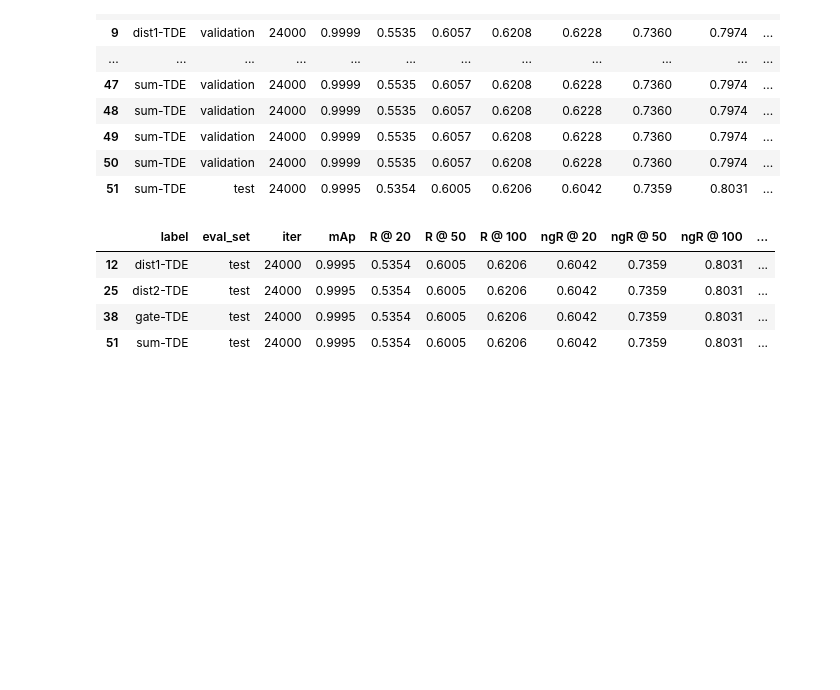
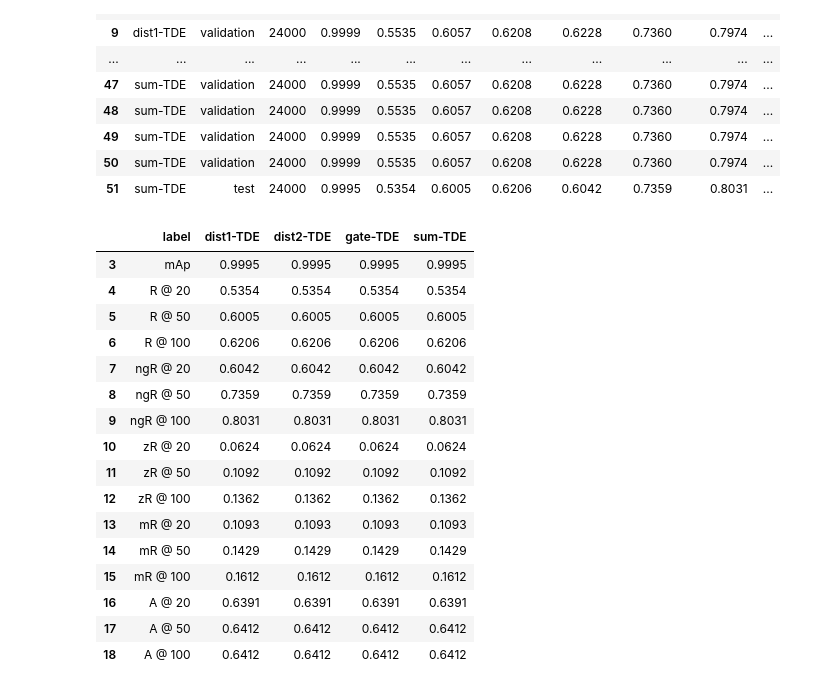
Before and after one commit to Karim-53/SGG, a Jupyter notebook: score Viz.ipynb, the cells around one changed output. Drawn from its saved outputs; the diff is of its cells as text; code cells hidden in the pictures; blank space fills up the shorter version.

```diff
--- a/score Viz.ipynb
+++ b/score Viz.ipynb
@@ -25,11 +25,11 @@ patern_str_test =   'iteration (\d+)(?:(?!iter).)*'+patern_str_measure
 import os
 import os.path
 
-log_files = []
+log_files = {}
 for dirpath, dirnames, filenames in os.walk("./checkpoint/"):
     for filename in [f for f in filenames if f=="log.txt"]:
         #print(os.path.join(dirpath, filename))
         #print(dirpath, filename)
-        log_files.append( (dirpath[51:], dirpath+'/'+filename)  )
+        log_files[dirpath[51:]] =  dirpath+'/'+filename
 log_files
 # %% [output]
@@ -62,7 +58,7 @@ def log_to_array(Tx: str, label=None):
     return arr + arr2
 # %%
 arr = []
-for label,log_files in log_files:
+for label,log_file in log_files.items():
     #log_files = r'C:\Inn\Github\SGG\checkpoint\precls-CausalAnalysisPredictor-motifs-dist2-TDE\log.txt'
     f = open(logfile,mode='r')
     Tx = f.read()
@@ -93,14 +89,29 @@ df
 # %%
 _df = df[ df['eval_set'] == "test" ]
 #_df= _df.set_index('label')
-#_df=_df.T
+_df=_df.T.reset_index()
+_df.columns = _df.iloc[0]
+_df = _df.drop([0,1,2])
 _df
+#list(_df.iloc[0])
 # %% [output]
-|  | label | eval_set | iter | mAp | R @ 20 | R @ 50 | R @ 100 | ngR @ 20 | ngR @ 50 | ngR @ 100 | ... |
-| 12 | dist1-TDE | test | 24000 | 0.9995 | 0.5354 | 0.6005 | 0.6206 | 0.6042 | 0.7359 | 0.8031 | ... |
-| 25 | dist2-TDE | test | 24000 | 0.9995 | 0.5354 | 0.6005 | 0.6206 | 0.6042 | 0.7359 | 0.8031 | ... |
-| 38 | gate-TDE | test | 24000 | 0.9995 | 0.5354 | 0.6005 | 0.6206 | 0.6042 | 0.7359 | 0.8031 | ... |
-| 51 | sum-TDE | test | 24000 | 0.9995 | 0.5354 | 0.6005 | 0.6206 | 0.6042 | 0.7359 | 0.8031 | ... |
+|  | label | dist1-TDE | dist2-TDE | gate-TDE | sum-TDE |
+| 3 | mAp | 0.9995 | 0.9995 | 0.9995 | 0.9995 |
+| 4 | R @ 20 | 0.5354 | 0.5354 | 0.5354 | 0.5354 |
+| 5 | R @ 50 | 0.6005 | 0.6005 | 0.6005 | 0.6005 |
+| 6 | R @ 100 | 0.6206 | 0.6206 | 0.6206 | 0.6206 |
+| 7 | ngR @ 20 | 0.6042 | 0.6042 | 0.6042 | 0.6042 |
+| 8 | ngR @ 50 | 0.7359 | 0.7359 | 0.7359 | 0.7359 |
+| 9 | ngR @ 100 | 0.8031 | 0.8031 | 0.8031 | 0.8031 |
+| 10 | zR @ 20 | 0.0624 | 0.0624 | 0.0624 | 0.0624 |
+| 11 | zR @ 50 | 0.1092 | 0.1092 | 0.1092 | 0.1092 |
+| 12 | zR @ 100 | 0.1362 | 0.1362 | 0.1362 | 0.1362 |
+| 13 | mR @ 20 | 0.1093 | 0.1093 | 0.1093 | 0.1093 |
+| 14 | mR @ 50 | 0.1429 | 0.1429 | 0.1429 | 0.1429 |
+| 15 | mR @ 100 | 0.1612 | 0.1612 | 0.1612 | 0.1612 |
+| 16 | A @ 20 | 0.6391 | 0.6391 | 0.6391 | 0.6391 |
+| 17 | A @ 50 | 0.6412 | 0.6412 | 0.6412 | 0.6412 |
+| 18 | A @ 100 | 0.6412 | 0.6412 | 0.6412 | 0.6412 |
 # %%
 fig = _df.iplot(kind="bar", x=keys, categories='label')
 # %% [output]
```
Also changed, not shown: parts of 1 cell of this notebook, 1 other file.
